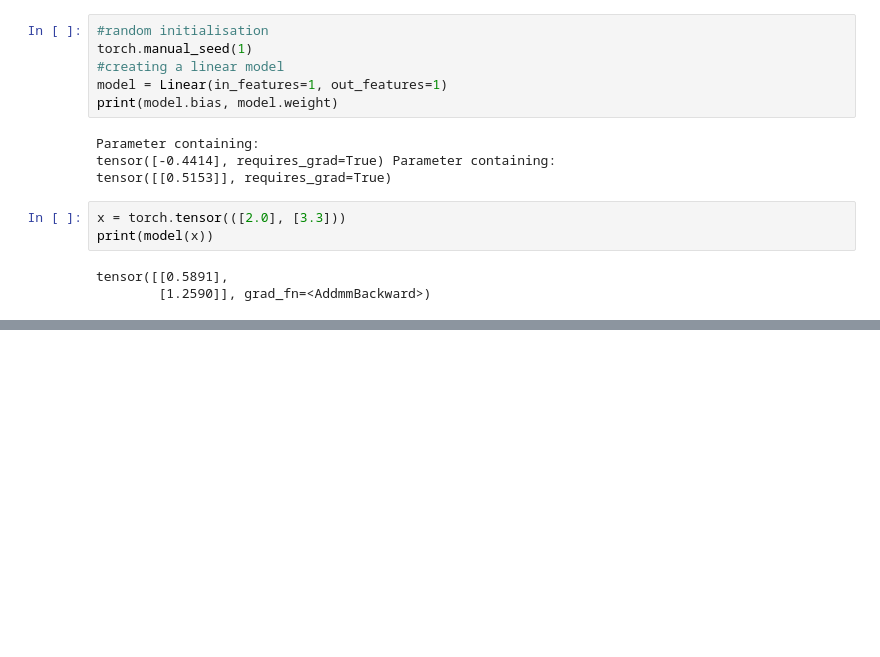
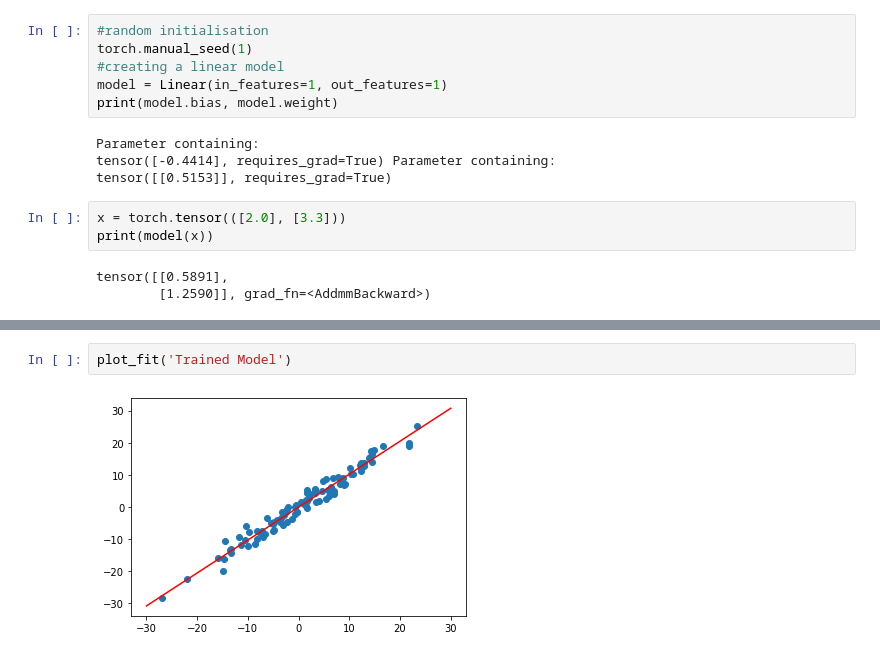
Before and after one commit to AnupamaRajkumar/PyTorchTutorials, a Jupyter notebook: LinearRegression.ipynb, the cells around one changed output, grey strips where cells are left out. Cells and saved outputs as stored; diff of their text form; blank space fills up the shorter version.

```diff
--- a/LinearRegression.ipynb
+++ b/LinearRegression.ipynb
@@ -46,0 +221,4 @@ Custom Modules
+# %%
+plot_fit('Trained Model')
+# %% [output]
+[figure, added]
```
Also changed, not shown: parts of 23 cells of this notebook.
